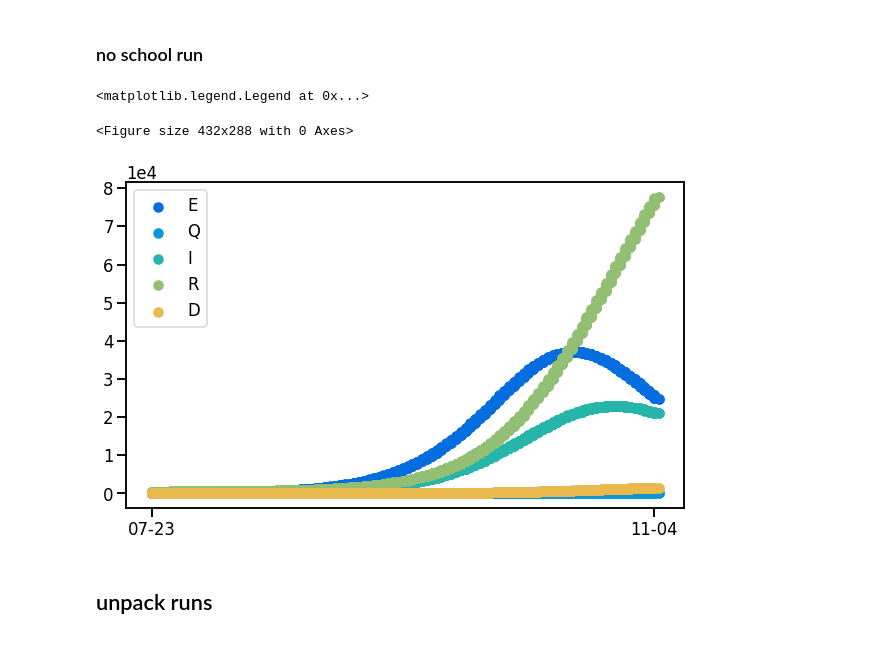
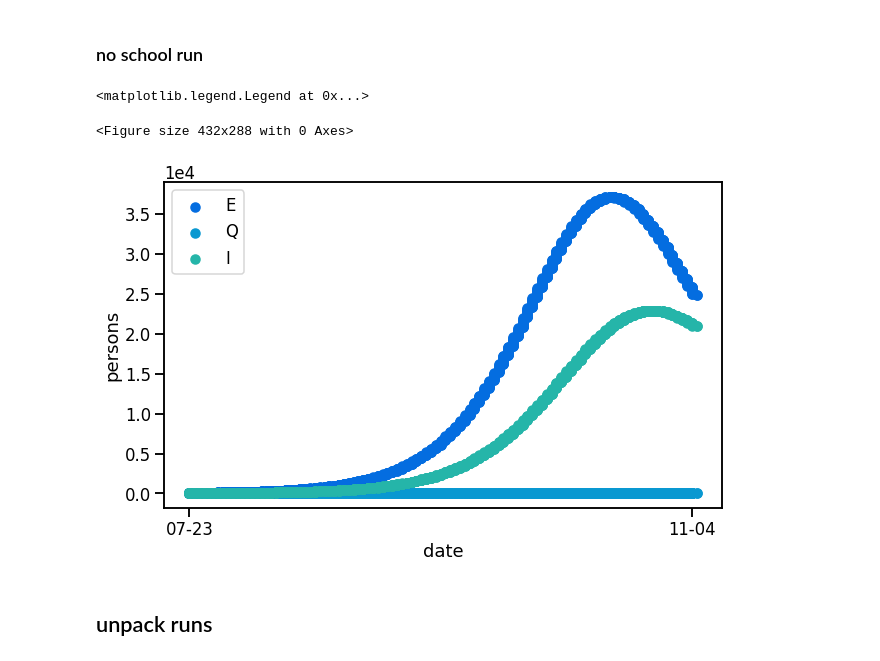
Before and after one commit to clairevalva/mcrn_multi_DA, a Jupyter notebook: multiscale_plot.ipynb, the cells around one changed output. Saved outputs shown, nothing was run; the diff lists cells and outputs as text; code cells hidden in the pictures.

Commit message:
no school 2

```diff
--- a/multiscale_plot.ipynb
+++ b/multiscale_plot.ipynb
@@ -482,24 +482,26 @@ xxlist = ["S", "E", "Q", "I", "R", "D"]
 # %%
 plt.clf()
 f, ax = plt.subplots(nrows=1, ncols=1,
                              figsize = (10,6),
                              sharex = True, sharey = True)
-for xx in range(1,len(noschool_ys)):
+for xx in range(1,len(noschool_ys[:-2])):
 
     ax.scatter(noschool_ts, noschool_ys[xx,1],
                label = xxlist[xx], color = parula[xx*10])
 #plt.ylim(0,6*(10**4))
 
 ax.xaxis.set_major_formatter(mdates.DateFormatter('%m-%d'))
 ax.set_xticks(ticks[1:])
-
+plt.xlabel("date")
+plt.ylabel("persons")
 ax.ticklabel_format(axis="y", style="sci", scilimits=(0,0))
+plt.savefig("figures/no_school.png")
 
 plt.legend()
 # %% [output]
 <matplotlib.legend.Legend at 0x...>
 <Figure size 432x288 with 0 Axes>
-[figure, old version]
+[figure, new version]
 # %% [markdown]
 ## unpack runs
 # %%
```
Also changed, not shown: 1 other file.
